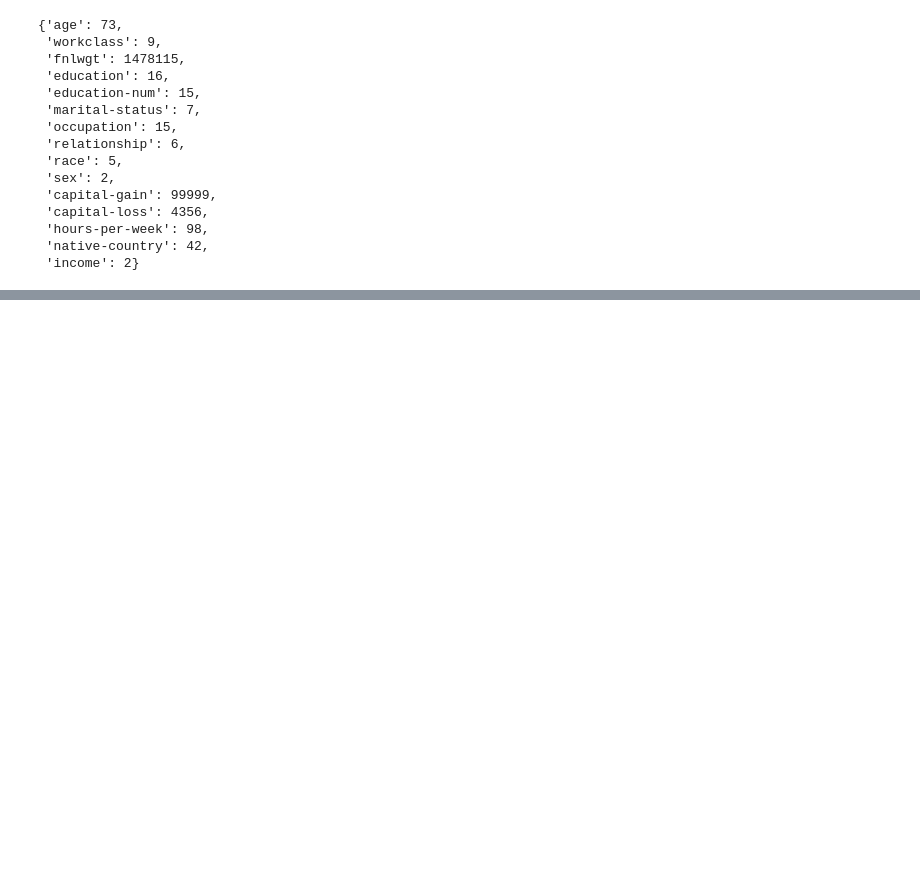
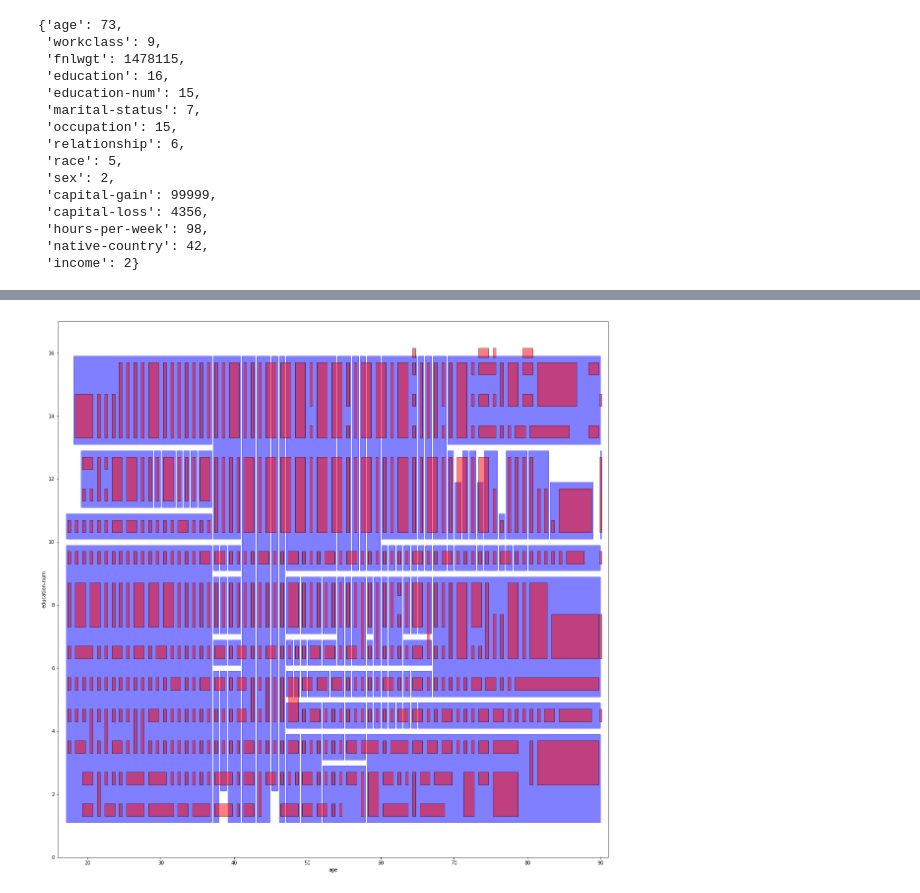
Before and after one commit to kiprotect/data-privacy-for-data-scientists, a Jupyter notebook: notebooks/02 - k Anonymity.ipynb, the cells around one changed output, grey strips where cells are left out. Cells and saved outputs as stored; diff of their text form; code cells hidden in the pictures; blank space fills up the shorter version.

```diff
--- a/notebooks/02 - k Anonymity.ipynb
+++ b/notebooks/02 - k Anonymity.ipynb
@@ -274,0 +409,22 @@ Text(0,0.5,'fnlwgt')
+# %%
+def t_closeness(df, partition, column, global_freqs):
+    total_count = float(len(partition))
+    d_total = 0
+    group_counts = df.loc[partition].groupby(column)[column].agg('count')
+    for value, count in group_counts.to_dict().items():
+        p = count/total_count
+        d_total += abs(p-global_freqs[value])
+    return d_total
+
+def is_t_close(df, partition, sensitive_column, global_freqs, p=0.4):
+    if not sensitive_column in categorical:
+        raise ValueError("this method only works for categorical values")
+    return t_closeness(df, partition, sensitive_column, global_freqs) <= p
+# %%
+freqs = {}
+total_count = float(len(df))
+group_counts = df.groupby(sensitive_column)[sensitive_column].agg('count')
+for value, count in group_counts.to_dict().items():
+    p = count/total_count
+    freqs[value] = p
+finished_t_close_partitions = partition_dataset(df, feature_columns, sensitive_column, full_spans, lambda *args: is_k_anonymous(*args) and is_t_close(*args, freqs))
@@ -274,0 +461,10 @@ Text(0,0.5,'fnlwgt')
+# %%
+column_x, column_y = feature_columns[:2]
+t_close_rects = get_partition_rects(df, finished_t_close_partitions, column_x, column_y, indexes, offsets=[0.1, 0.1])
+# %%
+pl.figure(figsize=(20,20))
+ax = pl.subplot(111)
+plot_rects(df, ax, t_close_rects, column_x, column_y, edgecolor='b', facecolor='b')
+plot_rects(df, ax, rects, column_x, column_y, facecolor='r')
+# %% [output]
+[figure, added]
```
Also changed, not shown: parts of 32 cells of this notebook, 1 other file.
